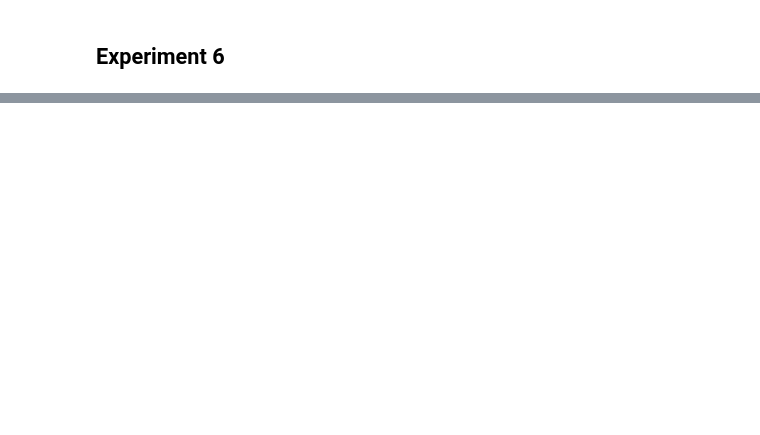
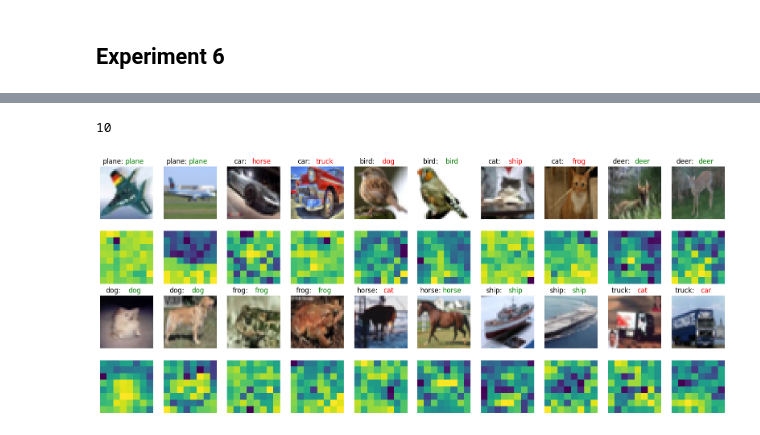
Before and after one commit to sekhar-mandalaparthi/DLCV_Assignment2, a Jupyter notebook: assignment2.ipynb, the cells around one changed output, grey strips where cells are left out. Saved outputs shown, nothing was run; the diff lists cells and outputs as text; code cells hidden in the pictures; blank space fills up the shorter version.

```diff
--- a/assignment2.ipynb
+++ b/assignment2.ipynb
@@ -252,6 +353,2 @@ rows: 6, cols: 7
 # %% [markdown]
 ## Experiment 6
-# %%
-sample_subset = torch.utils.data.Subset(testset, [0, 1, 2])
-for img,label in sample_subset:
-    print(type(label))
@@ -284,5 +367,12 @@ trained_model = ViT(
     embedding_dim=64,
     num_heads=4,
     mlp_size=128
-).to(device)
-trained_model.load_state_dict(torch.load('vit_exp1.pth', map_location=torch.device('cpu')))
+)
+
+if device=='cuda':
+    trained_model.load_state_dict(torch.load('vit_exp1.pth'))
+elif device=='cpu':
+    trained_model.load_state_dict(torch.load('vit_exp1.pth',
+                                            map_location=torch.device('cpu')
+                                            )
+                                  )
@@ -315,0 +405,39 @@ def get_attentions(model, image):
+# %%
+import numpy as np
+import matplotlib.pyplot as plt
+
+samples = utils.get_2_samples_per_class(testset)
+N = len(samples)
+classes = ('plane', 'car', 'bird', 'cat', 'deer', 'dog', 'frog', 'horse', 'ship', 'truck')
+trained_model.to(device)
+fig = plt.figure(figsize=(20,8))
+rows = 4
+cols = N//2
+print(cols)
+for i in range(N):
+    img, gt_lbl = samples[i]
+    attentions, pred_lbl = utils.get_attentions(trained_model, img)
+
+    rollout = utils.attention_rollout(attentions)
+    cls_attn = rollout[0, 1:, 0]
+    cls_attn_map = 1-cls_attn.reshape((8,8))
+
+    color = 'green' if gt_lbl==pred_lbl else 'red'
+    if i< cols:
+        img_pos = i+1
+        map_pos = i+1+cols
+    else:
+        img_pos = i+1+cols
+        map_pos =i+1+2*cols
+    plt.subplot(rows,cols,img_pos)
+    plt.imshow((img.to('cpu').permute(1,2,0).numpy()*255).astype(np.uint8))
+    plt.text(0.25, 1.05, f'{classes[gt_lbl]}:', color="black", fontsize=12, ha="center", transform=plt.gca().transAxes)
+    plt.text(0.65, 1.05, classes[pred_lbl], color=color, fontsize=12, ha="center", transform=plt.gca().transAxes)
+    #plt.title(f'{classes[pred_lbl]}', color=color)
+    plt.axis(False)
+    plt.subplot(rows,cols,map_pos)
+    plt.imshow(cls_attn_map.to('cpu').detach().numpy())
+    plt.axis(False)
+# %% [output]
+10
+[figure, added]
```
Also changed, not shown: parts of 35 cells of this notebook, 1 other file.
